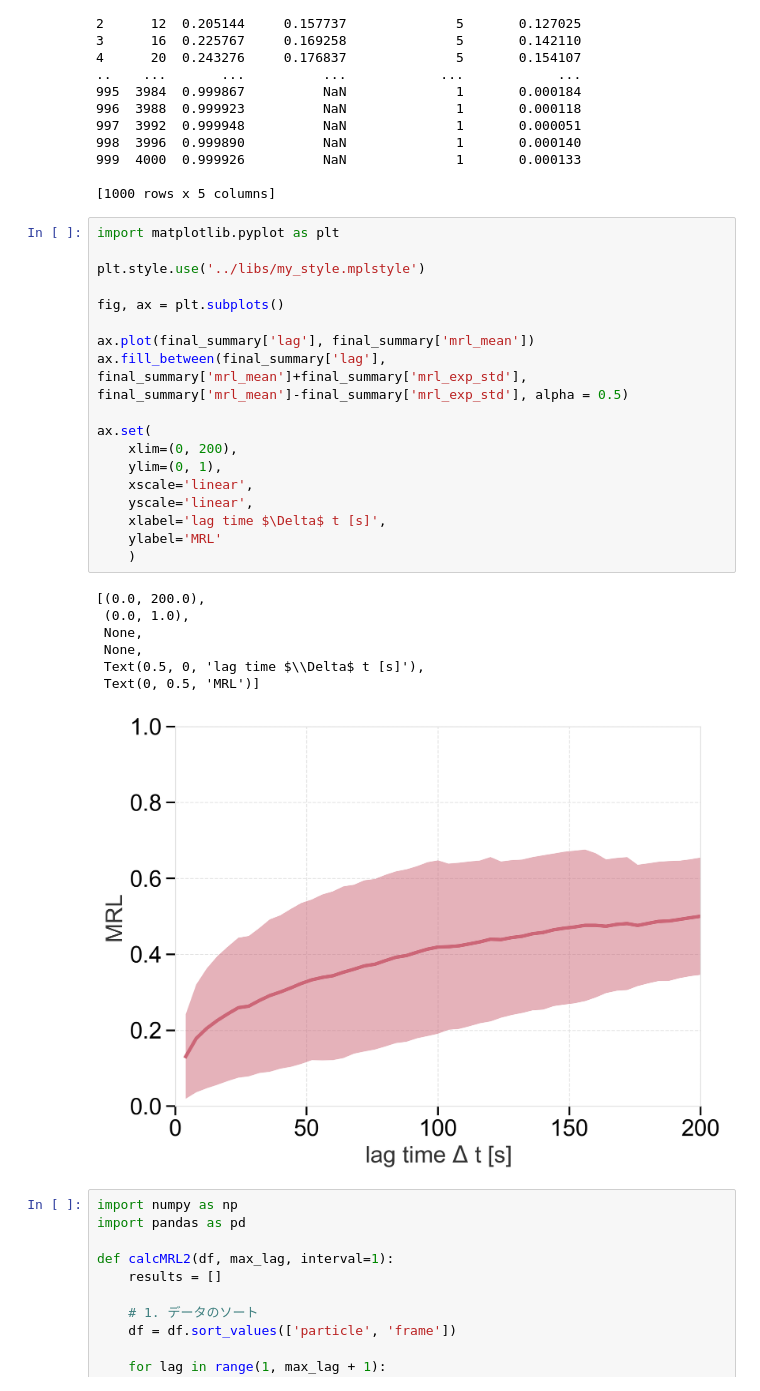
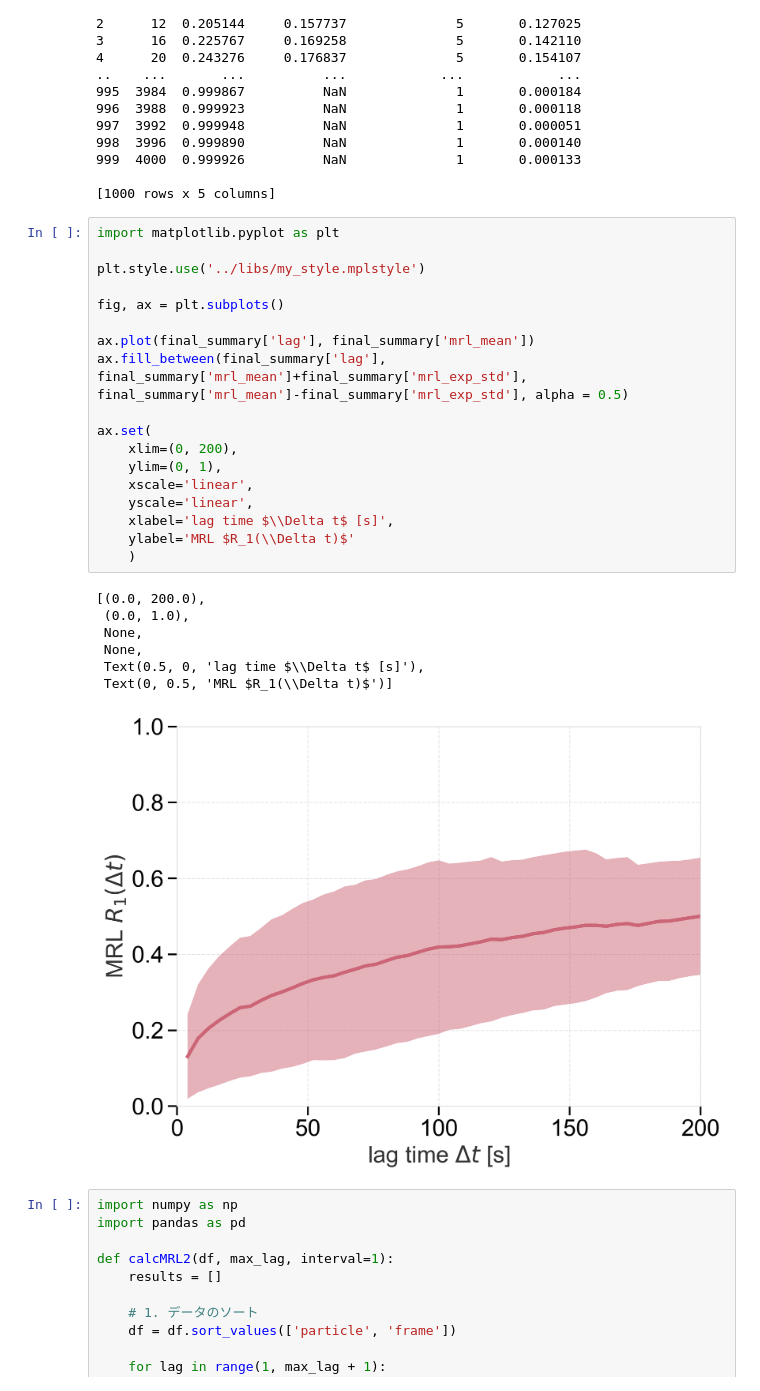
Before and after one commit to wppppupr/MTCargo_analysis, a Jupyter notebook: notebooks/Skewness.ipynb, the cells around one changed output. Drawn from its saved outputs; the diff is of its cells as text.

```diff
--- a/notebooks/Skewness.ipynb
+++ b/notebooks/Skewness.ipynb
@@ -168,29 +168,29 @@ print(final_summary)
 # %%
 import matplotlib.pyplot as plt
 
 plt.style.use('../libs/my_style.mplstyle')
 
 fig, ax = plt.subplots()
 
 ax.plot(final_summary['lag'], final_summary['mrl_mean'])
 ax.fill_between(final_summary['lag'], final_summary['mrl_mean']+final_summary['mrl_exp_std'], final_summary['mrl_mean']-final_summary['mrl_exp_std'], alpha = 0.5)
 
 ax.set(
     xlim=(0, 200),
     ylim=(0, 1),
     xscale='linear',
     yscale='linear',
-    xlabel='lag time $\Delta$ t [s]',
-    ylabel='MRL'
+    xlabel='lag time $\\Delta t$ [s]',
+    ylabel='MRL $R_1(\\Delta t)$'
     )
 # %% [output]
 [(0.0, 200.0),
  (0.0, 1.0),
  None,
  None,
- Text(0.5, 0, 'lag time $\\Delta$ t [s]'),
- Text(0, 0.5, 'MRL')]
+ Text(0.5, 0, 'lag time $\\Delta t$ [s]'),
+ Text(0, 0.5, 'MRL $R_1(\\Delta t)$')]
-[figure, old version]
+[figure, new version]
 # %%
 import numpy as np
 import pandas as pd
```
Also changed, not shown: 11 other files.
